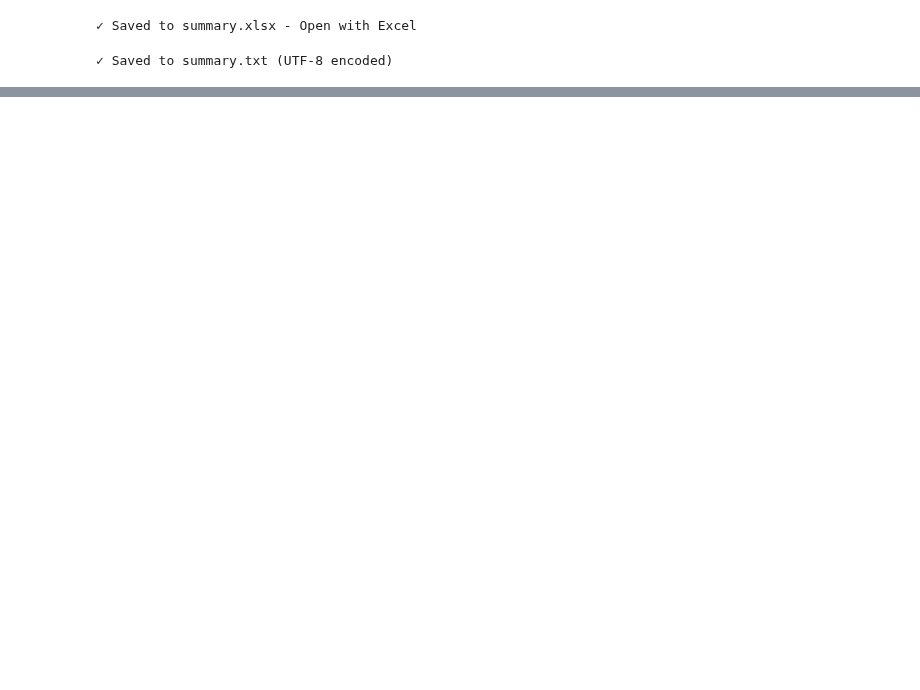
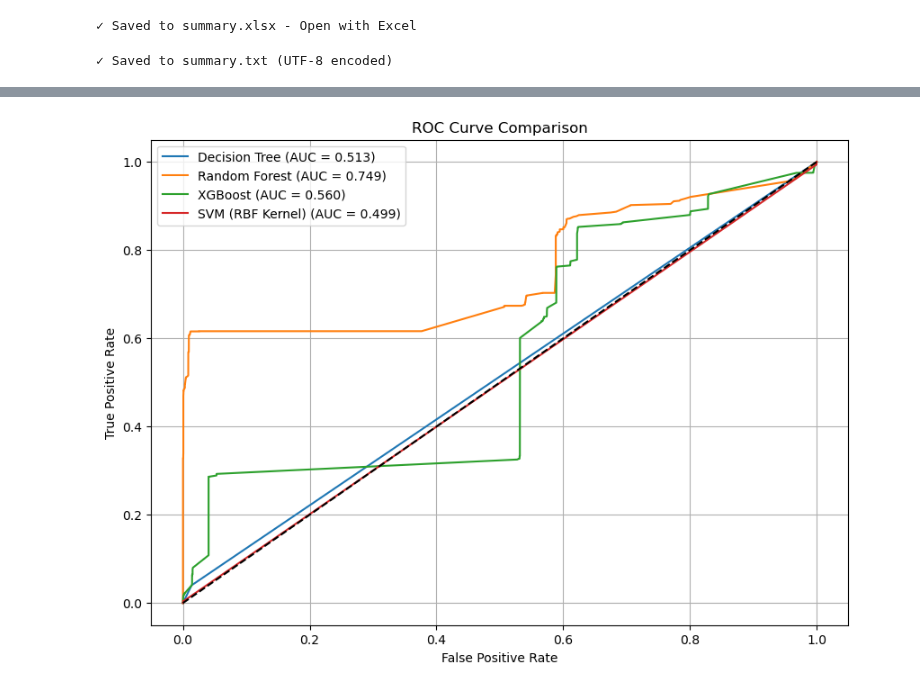
Before and after one commit to SpringBoardMentor193s/SentinelNet_Oct_Batch, a Jupyter notebook: utils/Model_Training.ipynb, the cells around one changed output, grey strips where cells are left out. Cells and saved outputs as stored; diff of their text form; code cells hidden in the pictures; blank space fills up the shorter version.

```diff
--- a/Model_Training.ipynb
+++ b/utils/Model_Training.ipynb
@@ -187,8 +217,16 @@ for name, model in models.items():
         # Testing predictions
         y_pred = model.predict(X_test_scaled)
 
+
+    if name in save_models:
+        filename = save_models[name]
+        with open(f"{MODEL_DIR}/{filename}", "wb") as f:
+            pickle.dump(model, f)
+        print(f"✔ Saved model → {filename}")
     # ---------- Metrics ----------
     # Training metrics
+
+
     train_acc = accuracy_score(y_train, y_train_pred)
 
     # Testing metrics
@@ -338,0 +421,2 @@ print("✓ Saved to summary.txt (UTF-8 encoded)")
+# %%
+results = {}
@@ -338,0 +486,37 @@ print("✓ Saved to summary.txt (UTF-8 encoded)")
+# %%
+from sklearn.metrics import roc_curve, auc
+import matplotlib.pyplot as plt
+
+def plot_roc_curves(models, X_test, y_test):
+    plt.figure(figsize=(10, 7))
+
+    for name, model in models.items():
+        # get probabilities or decision function
+        if hasattr(model, "predict_proba"):
+            y_prob = model.predict_proba(X_test)[:, 1]
+        elif hasattr(model, "decision_function"):
+            y_prob = model.decision_function(X_test)
+        else:
+            print(f"{name} does not support ROC curve.")
+            continue
+
+        # compute ROC
+        fpr, tpr, _ = roc_curve(y_test, y_prob)
+        roc_auc = auc(fpr, tpr)
+
+        # plot curve
+        plt.plot(fpr, tpr, label=f"{name} (AUC = {roc_auc:.3f})")
+
+    # diagonal line (random guess)
+    plt.plot([0, 1], [0, 1], "k--")
+
+    plt.title("ROC Curve Comparison")
+    plt.xlabel("False Positive Rate")
+    plt.ylabel("True Positive Rate")
+    plt.legend()
+    plt.grid(True)
+    plt.show()
+# %%
+plot_roc_curves(models, X_test, y_test)
+# %% [output]
+[figure, added]
```
Also changed, not shown: parts of 9 cells of this notebook, 15 other files.
